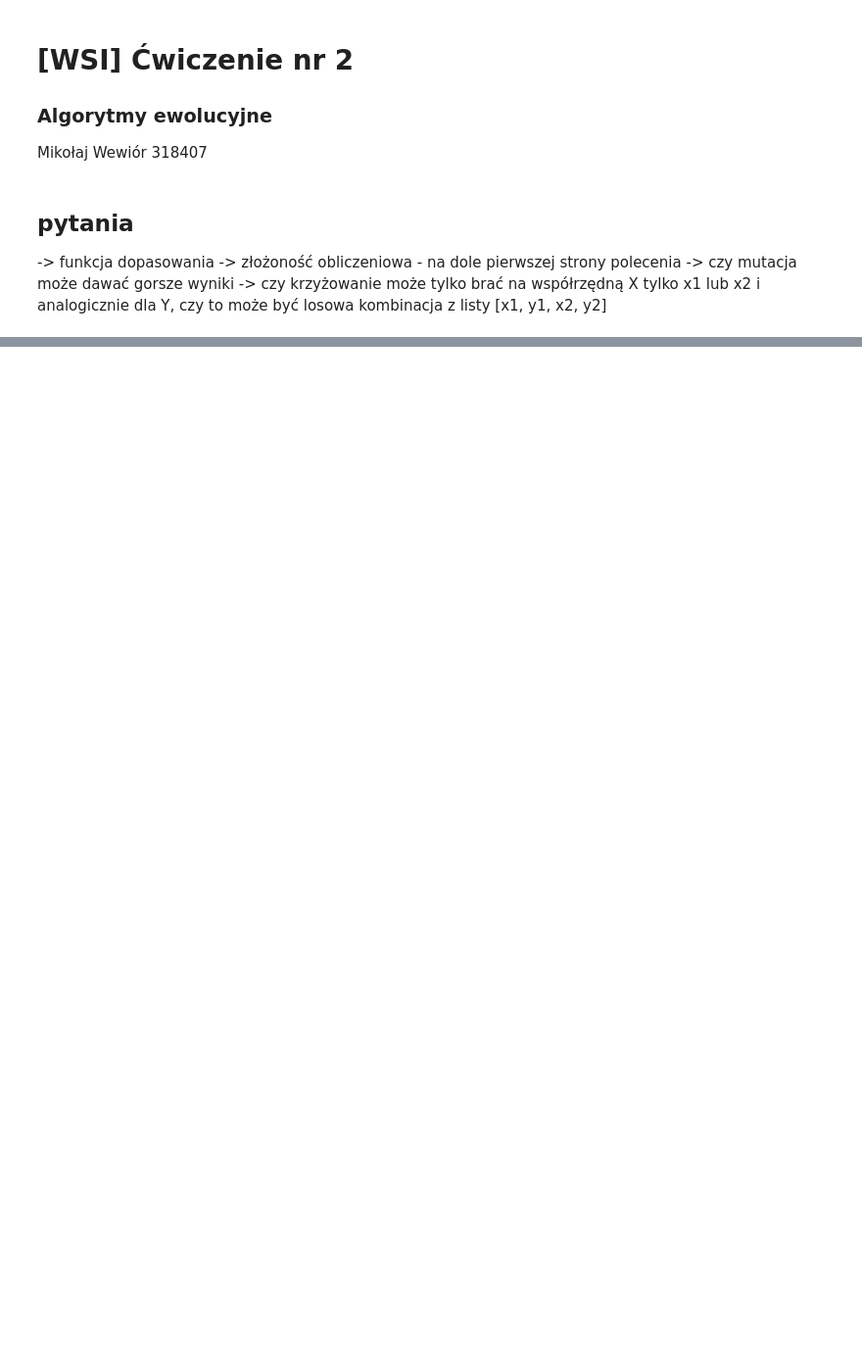
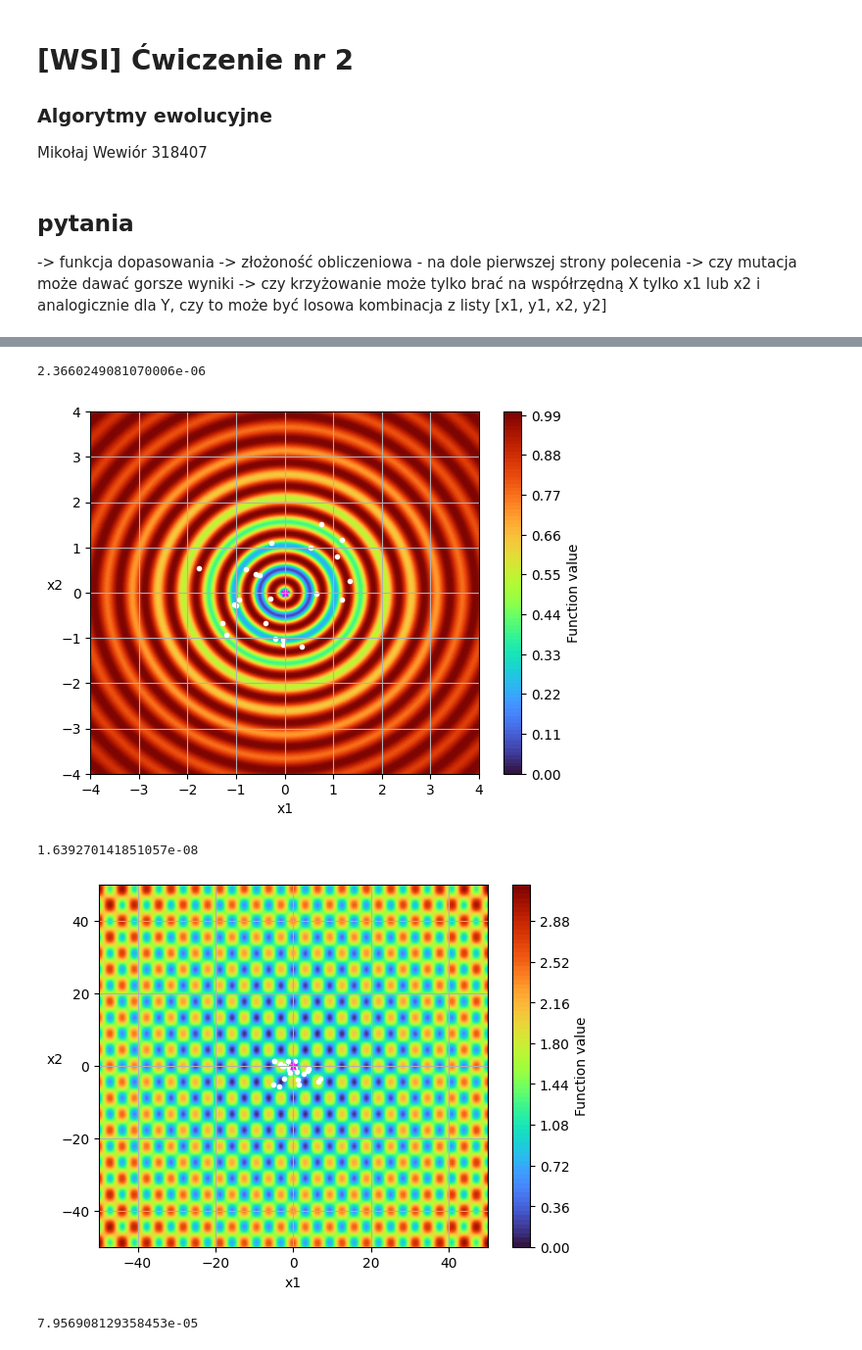
Before and after one commit to mwewior/introduction-to-ai, a Jupyter notebook: lab2/ewolucja.ipynb, the cells around one changed output, grey strips where cells are left out. Shown at 98% size. Cells and saved outputs as stored; diff of their text form; code cells hidden in the pictures; blank space fills up the shorter version.

```diff
--- a/lab2/ewolucja.ipynb
+++ b/lab2/ewolucja.ipynb
@@ -119,9 +77,7 @@ class Rastrigin(Function):
         super().__init__(bounds, dimensions)
         self._name = "Rastrigin"
 
-    # TODO
-
-    def q(self, x_vector):
+    def q(self, x_vector) -> float:
         d = self.dimension()
         partial_cost = lambda x: x**2 - 10*np.cos(2*np.pi*x)
 
@@ -129,12 +85,6 @@ class Rastrigin(Function):
         for i in range(d) : cost += partial_cost(x_vector[i])
 
         return cost
-
-
-    # def grad(self, x_vector, i):
-    #     x = x_vector[i]
-    #     gradient = 2*x +20*np.pi*np.sin(2*np.pi*x)
-    #     return gradient
 # %%
 class Griewank(Function):
 
@@ -177,9 +113,7 @@ class DropWave(Function):
         super().__init__(bounds, dimensions, global_optimum)
         self._name = "DropWave"
 
-    # TODO
-
-    def q(self, x_vector):
+    def q(self, x_vector) -> float:
         d = self.dimension()
 
         square = 0
@@ -501,7 +454,7 @@ class Plotter:
         for particle in evolution.population():
             X.append(particle.position()[0])
             Y.append(particle.position()[1])
-        plt.scatter(X, Y, c="w", marker=".")
+        plt.scatter(X, Y, c=PARTICLES_COLOR, marker=".")
         plt.scatter(best_fitnesses[0], best_fitnesses[1], c=BEST_COLOR, marker="*")
         # plot_points = plt.scatter(X, Y, c="w", marker=".")
         # plot_best_point = plt.scatter([], [], c="g", marker="o")
@@ -755,0 +599,41 @@ plot.draw_online(pop)
+# %%
+
+testing_functions = [
+    DropWave(DROP_BOUNDS, DIMENSIONS),
+    Griewank(GRIE_BOUNDS, DIMENSIONS),
+    Rastrigin(RAST_BOUNDS, DIMENSIONS)
+]
+
+for testfun in testing_functions:
+    sigma = SIGMA
+    if testfun.name() == "Griewank": sigma = 2
+
+    population = Evolution(testfun, ITERATIONS, POPULATION, PM, PC, sigma)
+    plot = Plotter(testfun, PLOT_STEPS)
+
+    best_fitnesses = []
+    t = 0
+
+    while t < population.iterations():
+        t+=1
+
+        population.fitness_func()
+        population.reproduction()
+        successing_population = []
+
+        for particle in population.population():
+            crossed_particle = population.crossover(particle)
+            mutated_particle = population.mutation(crossed_particle)
+            successing_population.append(mutated_particle)
+
+        population.succession(successing_population)
+        best_fitnesses.append(population.best_fitness().value())
+
+    print(population.best_fitness().value())
+    plot.draw_online(population)
+# %% [output]
+2.3660249081070006e-06
+[figure, added]
+1.639270141851057e-08
+[figure, added]
+7.956908129358453e-05
```
Also changed, not shown: parts of 8 cells of this notebook.
